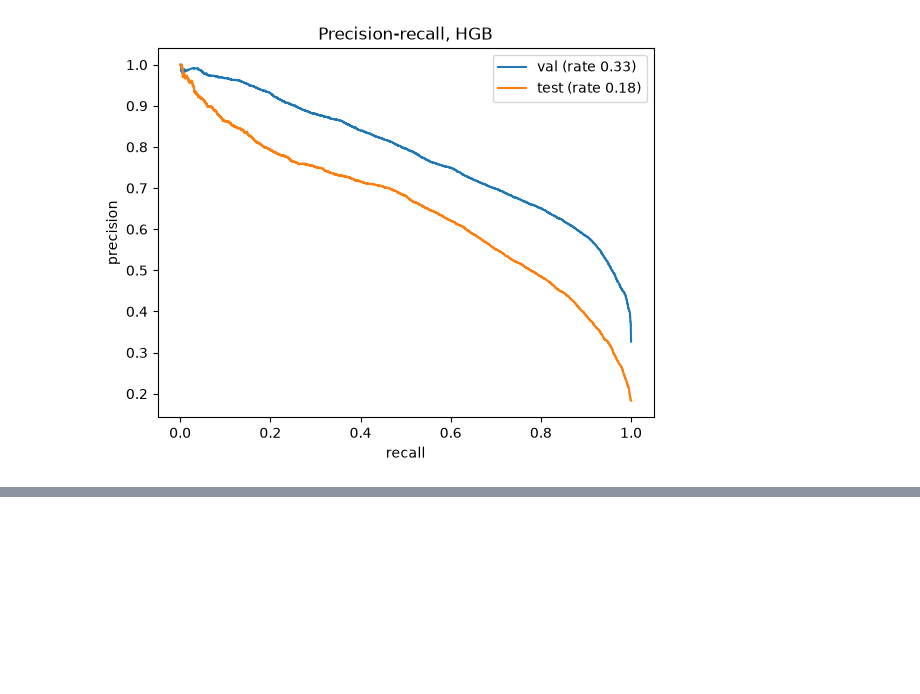
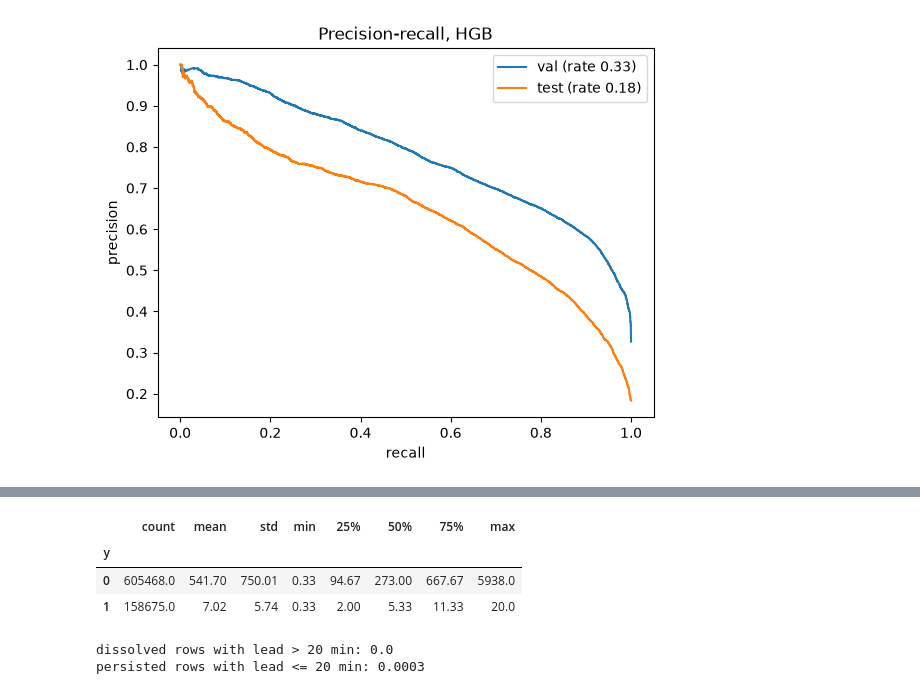
Before and after one commit to alecpblevins/ARM_Cloud_Modeling, a Jupyter notebook: notebooks/10_analysis.ipynb, the cells around one changed output, grey strips where cells are left out. Drawn from its saved outputs; the diff is of its cells as text; code cells hidden in the pictures; blank space fills up the shorter version.

```diff
--- a/notebooks/10_analysis.ipynb
+++ b/notebooks/10_analysis.ipynb
@@ -91,0 +104,26 @@ ax.set(xlabel="recall", ylabel="precision", title="Precision-recall, HGB"); ax.l
+# %%
+df = df.sort_index()
+assert df.index.is_unique # ensure the DataFrame index has unique values
+
+STEP = pd.Timedelta("20s") # define the time step for lead time calculation, 20s
+s = df.index.to_series()
+
+run_id = (s.diff() != STEP).cumsum() # assign a unique run ID to each sequence of rows separated by the defined time step
+df["lead_min"] = ((s.groupby(run_id).transform("max") - s) + STEP).dt.total_seconds() / 60 # calculate lead time in minutes for each row within its run
+
+# recreate the fold slices so they carry lead_min, in the same row order as before
+tr, va, te = (df[df.fold == k] for k in ["train", "val", "test"])
+assert np.allclose(hgb.predict_proba(te[FEATURES])[:, 1], p_te) # ensure the predictions match the previously stored probabilities
+
+# consistency: dissolved rows should end within 20 min, persisted rows should not
+chk = df[df.fold.isin(["train", "val", "test"])].groupby("y").lead_min.describe().round(2)
+display(chk)
+print("dissolved rows with lead > 20 min:", ((df.y == 1) & (df.lead_min > 20)).mean().round(4))
+print("persisted rows with lead <= 20 min:", ((df.y == 0) & (df.lead_min <= 20)).mean().round(4))
+# %% [output]
+|  | count | mean | std | min | 25% | 50% | 75% | max |
+| y |  |  |  |  |  |  |  |  |
+| 0 | 605468.0 | 541.70 | 750.01 | 0.33 | 94.67 | 273.00 | 667.67 | 5938.0 |
+| 1 | 158675.0 | 7.02 | 5.74 | 0.33 | 2.00 | 5.33 | 11.33 | 20.0 |
+dissolved rows with lead > 20 min: 0.0
+persisted rows with lead <= 20 min: 0.0003
```
Also changed, not shown: parts of 3 cells of this notebook.
